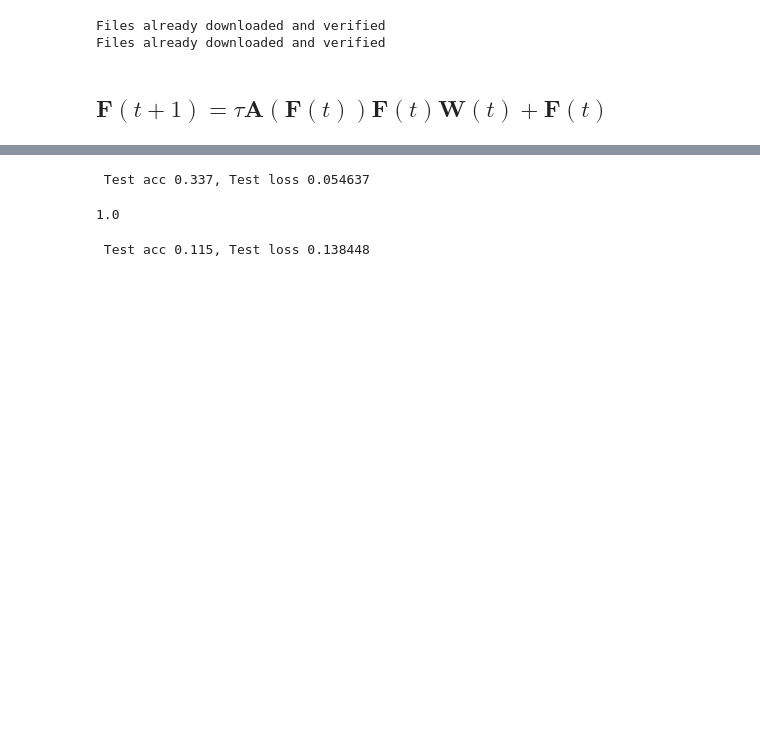
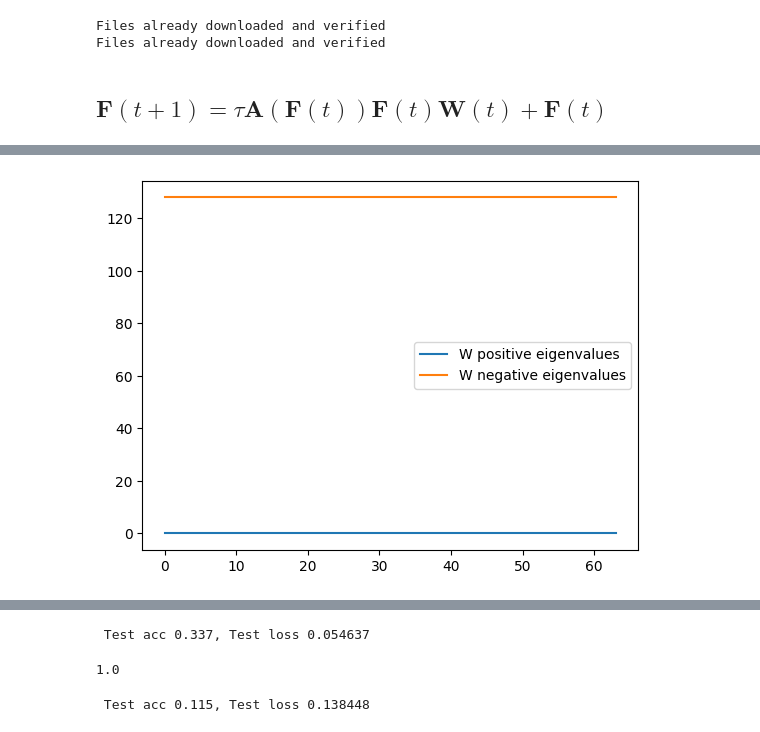
Before and after one commit to jean72human/transformers-as-gradient-flow, a Jupyter notebook: Test-SelfAttention.ipynb, the cells around one changed output, grey strips where cells are left out. Cells and saved outputs as stored; diff of their text form; code cells hidden in the pictures; blank space fills up the shorter version.

```diff
--- a/Test-SelfAttention.ipynb
+++ b/Test-SelfAttention.ipynb
@@ -130,0 +112,18 @@ tensor([[ 1.0000e+00+0.0000e+00j, -5.7756e-01+0.0000e+00j,
+# %%
+poseigs,negeigs=[],[]
+for W in Ws:
+    cpos,cneg=0,0
+    for eig in np.linalg.eig(W.cpu().detach().numpy())[0]:
+        if eig>=0:
+            cpos+=1
+        else:
+            cneg+=1
+    poseigs.append(cpos)
+    negeigs.append(cneg)
+
+plt.plot(poseigs,label="W positive eigenvalues")
+plt.plot(negeigs,label="W negative eigenvalues")
+plt.legend()
+plt.show()
+# %% [output]
+[figure, added]
```
Also changed, not shown: parts of 17 cells of this notebook, 8 other files.
